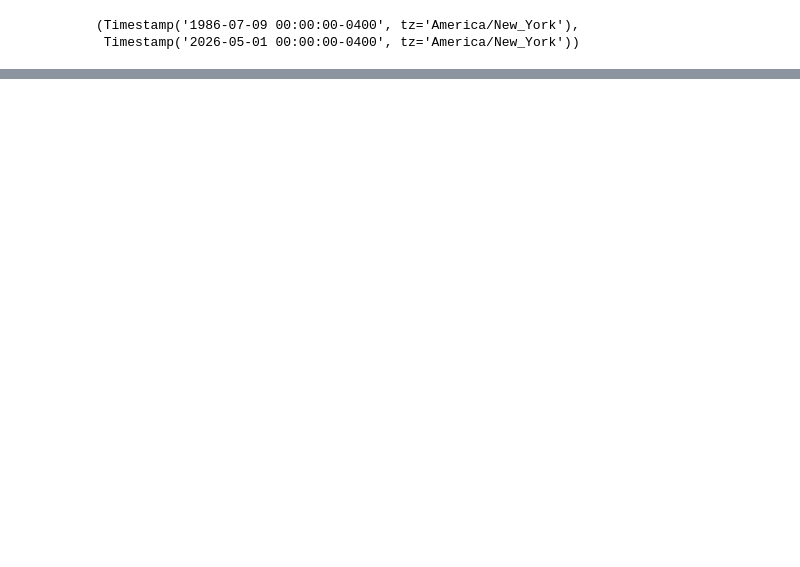
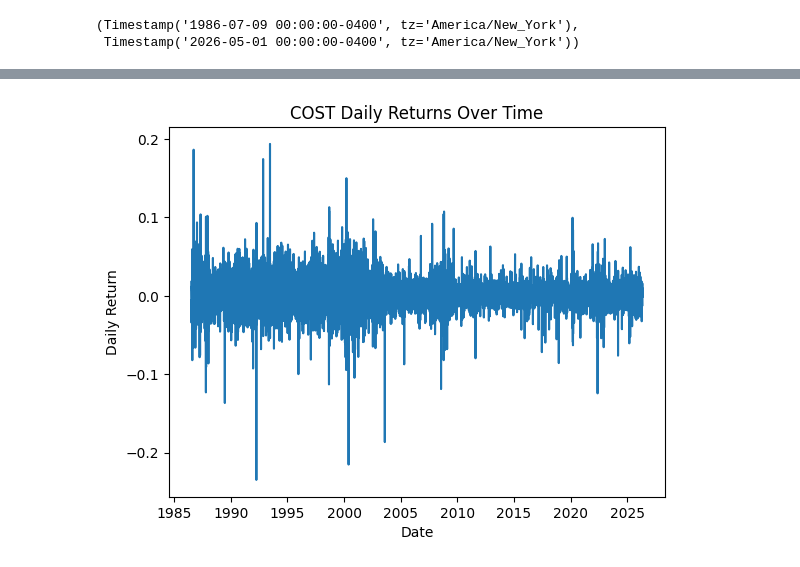
Before and after one commit to taneeshadaga/predict-cost, a Jupyter notebook: cost_stock_prediction.ipynb, the cells around one changed output, grey strips where cells are left out. Saved outputs shown, nothing was run; the diff lists cells and outputs as text; code cells hidden in the pictures; blank space fills up the shorter version.

```diff
--- a/cost_stock_prediction.ipynb
+++ b/cost_stock_prediction.ipynb
@@ -45,0 +55,10 @@ cost_data.index.min(),cost_data.index.max()
+# %%
+# Calculate and Plot Daily Returns
+cost_data["Daily_Return"] = cost_data["Close"].pct_change()
+plt.plot(cost_data.index, cost_data["Daily_Return"])
+plt.title("COST Daily Returns Over Time")
+plt.xlabel("Date")
+plt.ylabel("Daily Return")
+plt.show()
+# %% [output]
+[figure, added]
```
Also changed, not shown: parts of 2 cells of this notebook.
